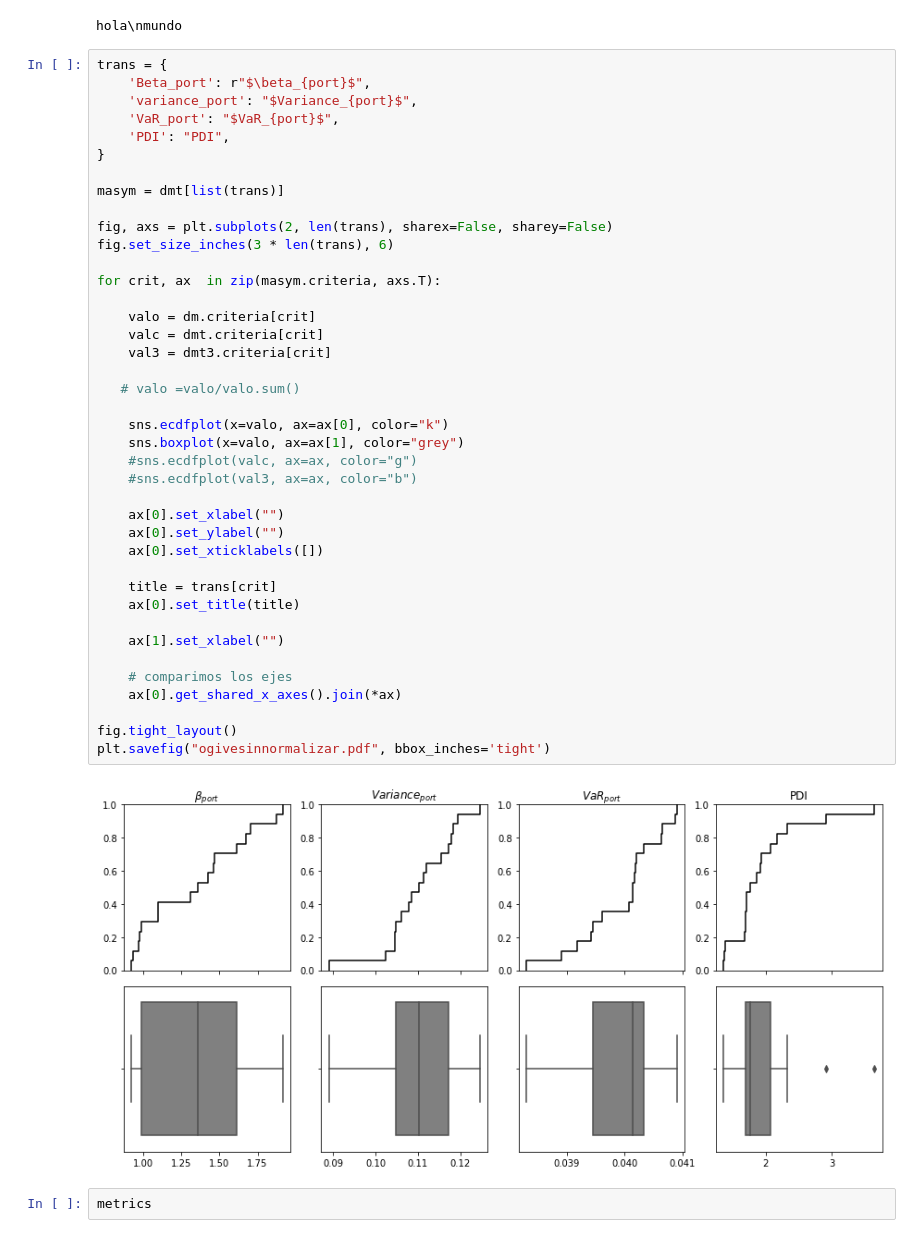
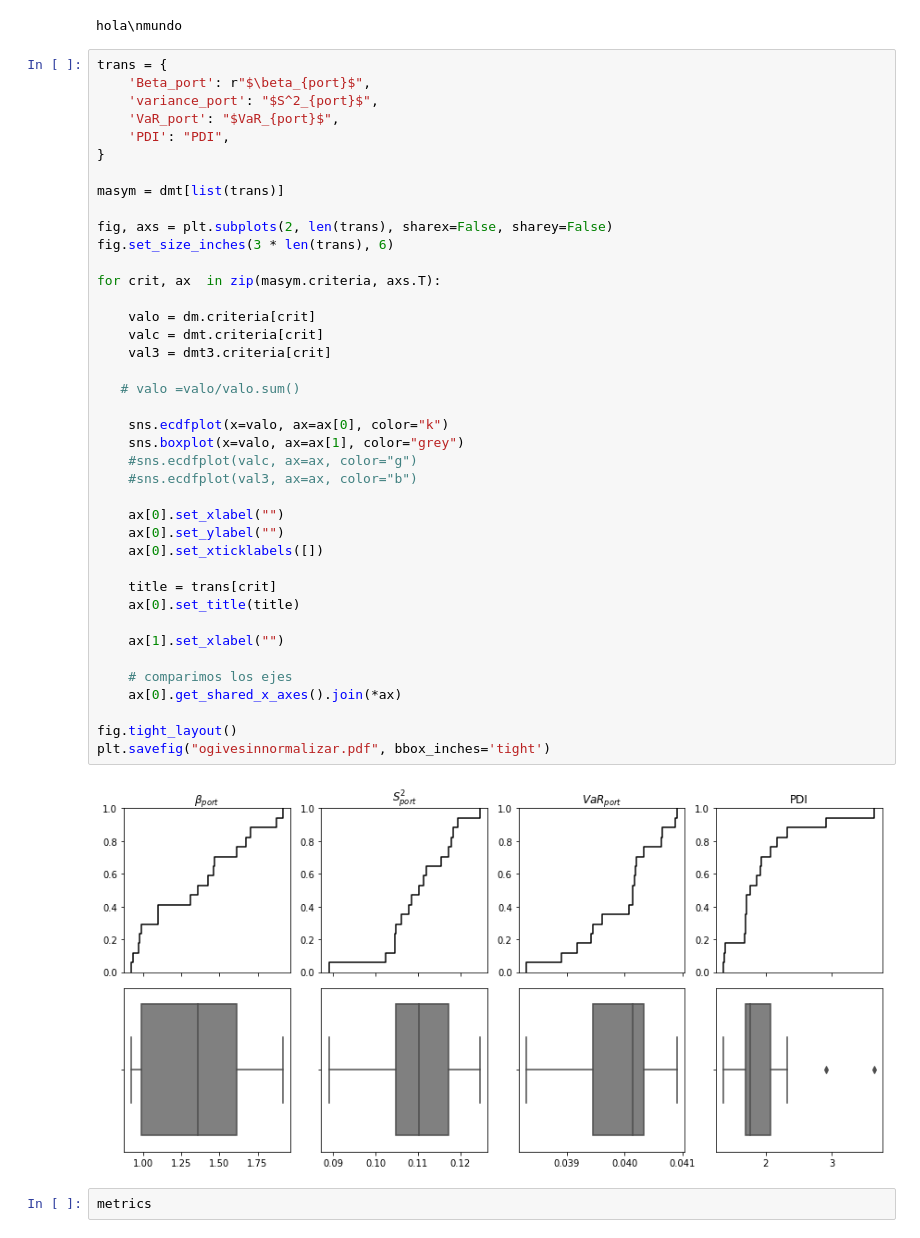
Before and after one commit to quatrope/garpar, a Jupyter notebook: draft/FCIevaluate.ipynb, the cells around one changed output. Cells and saved outputs as stored; diff of their text form.

```diff
--- a/draft/FCIevaluate.ipynb
+++ b/draft/FCIevaluate.ipynb
@@ -586,7 +602,7 @@ hola\nmundo
 # %%
 trans = {
     'Beta_port': r"$\beta_{port}$",
-    'variance_port': "$Variance_{port}$",
+    'variance_port': "$S^2_{port}$",
     'VaR_port': "$VaR_{port}$",
     'PDI': "PDI",
 }
@@ -597,34 +613,34 @@ fig, axs = plt.subplots(2, len(trans), sharex=False, sharey=False)
 fig.set_size_inches(3 * len(trans), 6)
 
 for crit, ax  in zip(masym.criteria, axs.T):
 
     valo = dm.criteria[crit]
     valc = dmt.criteria[crit]
     val3 = dmt3.criteria[crit]
 
    # valo =valo/valo.sum()
 
     sns.ecdfplot(x=valo, ax=ax[0], color="k")
     sns.boxplot(x=valo, ax=ax[1], color="grey")
     #sns.ecdfplot(valc, ax=ax, color="g")
     #sns.ecdfplot(val3, ax=ax, color="b")
 
     ax[0].set_xlabel("")
     ax[0].set_ylabel("")
     ax[0].set_xticklabels([])
 
     title = trans[crit]
     ax[0].set_title(title)
 
     ax[1].set_xlabel("")
 
     # comparimos los ejes
     ax[0].get_shared_x_axes().join(*ax)
 
 fig.tight_layout()
 plt.savefig("ogivesinnormalizar.pdf", bbox_inches='tight')
 # %% [output]
-[figure, old version]
+[figure, new version]
 # %%
 metrics
 # %% [output]
```
Also changed, not shown: parts of 6 cells of this notebook.
